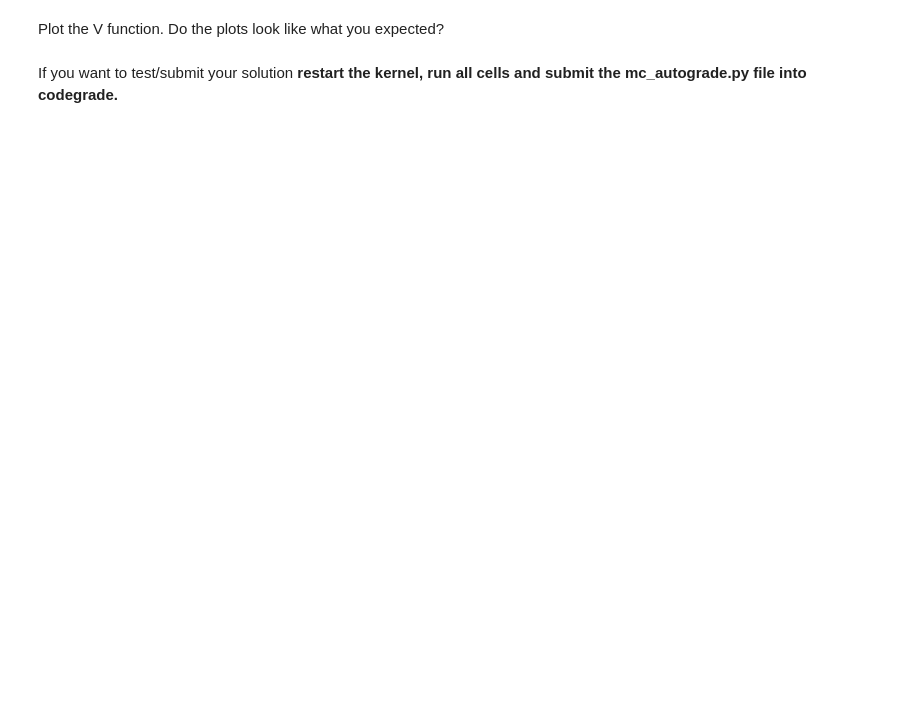
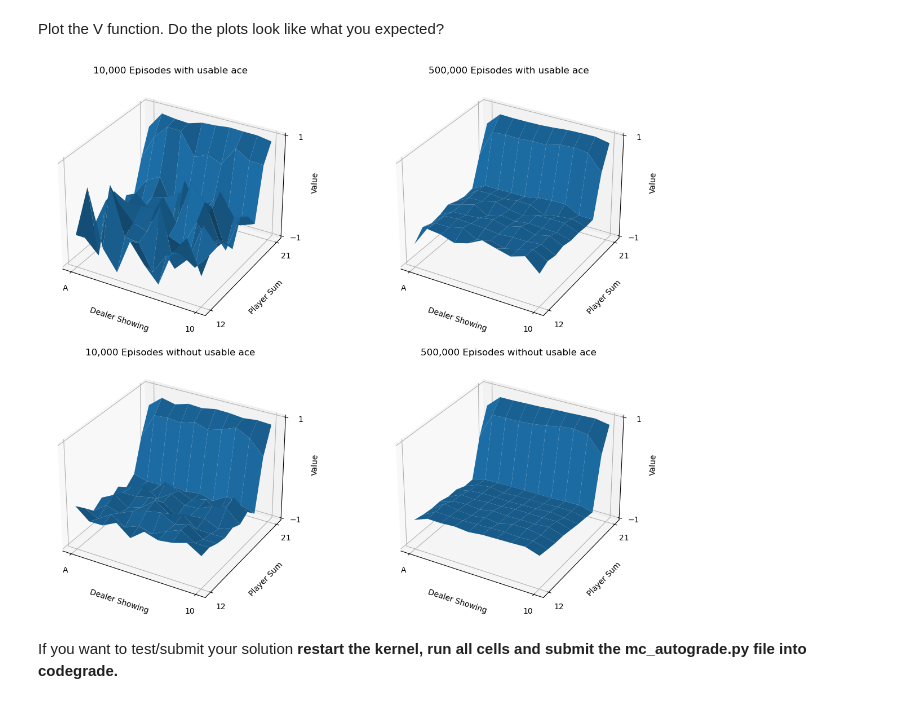
Before and after one commit to Sergi095/Uva_RLcourse_2023, a Jupyter notebook: lab2/MC_lab.ipynb, the cells around one changed output. Saved outputs shown, nothing was run; the diff lists cells and outputs as text; code cells hidden in the pictures; blank space fills up the shorter version.

```diff
--- a/lab2/MC_lab.ipynb
+++ b/lab2/MC_lab.ipynb
@@ -388,7 +387,11 @@ class RandomBlackjackPolicy(object):
             Numpy array filled with probabilities (same length as states and actions)
         """
         # YOUR CODE HERE
-        raise NotImplementedError
+        # raise NotImplementedError
+        probs = np.zeros((len(states), 2))
+        probs[:, 0] = 0.5
+        probs[:, 1] = 0.5
+
         return probs
 
     def sample_action(self, state):
@@ -402,7 +405,13 @@ class RandomBlackjackPolicy(object):
             An action (int).
         """
         # YOUR CODE HERE
-        raise NotImplementedError
+        # raise NotImplementedError
+        if state[0] >= 20:
+            action = 0 # stick
+
+        else:
+            action = 1 # hit
+
         return action
 # %% [output]
 Appending to mc_autograde.py
@@ -464,2 +501,30 @@ raise NotImplementedError
+# %%
+# YOUR CODE HERE
+# raise NotImplementedError
+
+# Make plot with 4 subplots
+fig = plt.figure(figsize=(20, 10))
+
+titles = ["10,000 Episodes with usable ace", "500,000 Episodes with usable ace", "10,000 Episodes without usable ace", "500,000 Episodes without usable ace"]
+V_list = [V_10k, V_500k, V_10k, V_500k]
+usable_ace_list = [True, True, False, False]
+
+# Create 3D axes for each subplot
+axes = [fig.add_subplot(2, 2, i+1, projection='3d') for i in range(4)]
+
+# Plot all subplots
+for ind, ax in enumerate(axes):
+    plot_value_function(ax, V_list[ind], title=titles[ind], usable_ace=usable_ace_list[ind])
+
+# Adjust the spacing between plots
+# fig.subplots_adjust(wspace=0.0000001, hspace=0.3)
+axes[0].set_position([0, 0.5, 0.45, 0.45])
+axes[1].set_position([0.3, 0.5, 0.45, 0.45])
+axes[2].set_position([0, 0, 0.45, 0.45])
+axes[3].set_position([0.3, 0, 0.45, 0.45])
+
+plt.show()
+# %% [output]
+[figure, added]
 # %% [markdown]
 If you want to test/submit your solution **restart the kernel, run all cells and submit the mc_autograde.py file into codegrade.**
```
Also changed, not shown: parts of 15 cells of this notebook, 1 other file.
